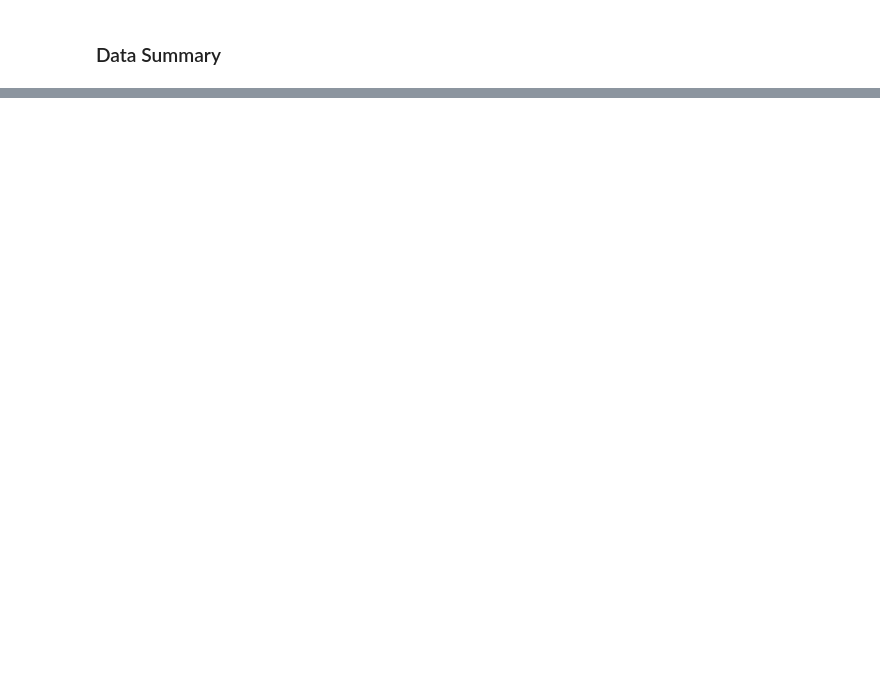
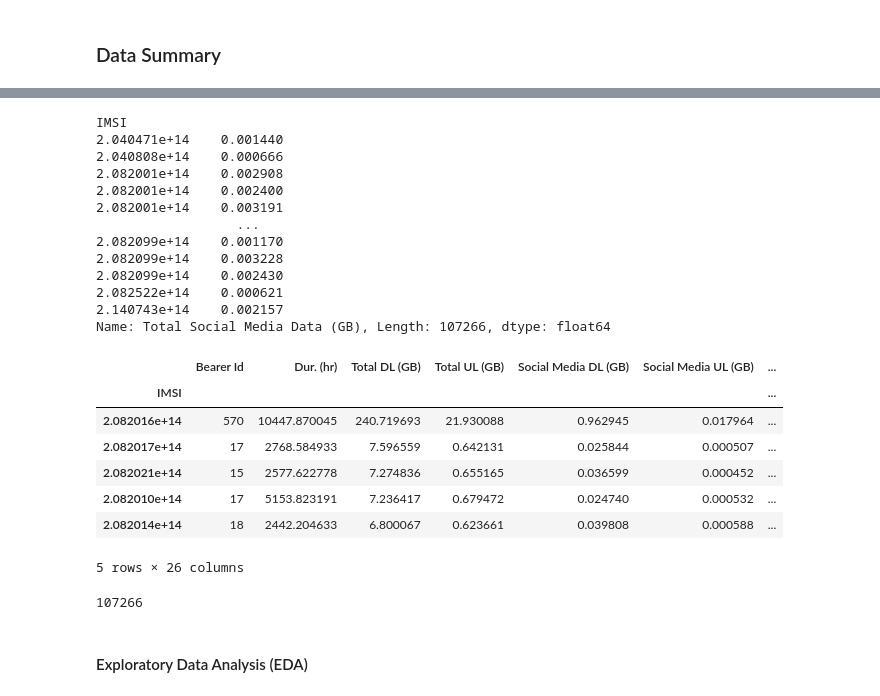
Before and after one commit to abrahamshimelis/TellCo-telecom, a Jupyter notebook: notebooks/data-quality-check.ipynb, the cells around one changed output, grey strips where cells are left out. Saved outputs shown, nothing was run; the diff lists cells and outputs as text; code cells hidden in the pictures; blank space fills up the shorter version.

Commit message:
working on univariate non-graphical analysis

```diff
--- a/notebooks/data-quality-check.ipynb
+++ b/notebooks/data-quality-check.ipynb
@@ -345,0 +556,45 @@ Top 5 Handsets for Huawei:
+# %%
+# Calculate total data volume (DL+UL) for each application
+user_behavior_summary['Total Social Media Data (GB)'] = user_behavior_summary['Social Media DL (GB)'] + user_behavior_summary['Social Media UL (GB)']
+user_behavior_summary['Total YouTube Data (GB)'] = user_behavior_summary['Youtube DL (GB)'] + user_behavior_summary['Youtube UL (GB)']
+user_behavior_summary['Total Email Data (GB)'] = user_behavior_summary['Email DL (GB)'] + user_behavior_summary['Email UL (GB)']
+user_behavior_summary['Total Gaming Data (GB)'] = user_behavior_summary['Gaming DL (GB)'] + user_behavior_summary['Gaming UL (GB)']
+user_behavior_summary['Total Netflix Data (GB)'] = user_behavior_summary['Netflix DL (GB)'] + user_behavior_summary['Netflix UL (GB)']
+user_behavior_summary['Total Google Data (GB)'] = user_behavior_summary['Google DL (GB)'] + user_behavior_summary['Google UL (GB)']
+user_behavior_summary['Total Other Data (GB)'] = user_behavior_summary['Other DL (GB)'] + user_behavior_summary['Other UL (GB)']
+user_behavior_summary['Total Data (GB)'] = user_behavior_summary['Total DL (GB)'] + user_behavior_summary['Total UL (GB)']
+
+# Display the aggregated DataFrame
+print(user_behavior_summary['Total Social Media Data (GB)'])
+user_behavior_summary.sort_values(by='Total Data (GB)', ascending=False).head()
+# %% [output]
+IMSI
+2.040471e+14    0.001440
+2.040808e+14    0.000666
+2.082001e+14    0.002908
+2.082001e+14    0.002400
+2.082001e+14    0.003191
+                  ...
+2.082099e+14    0.001170
+2.082099e+14    0.003228
+2.082099e+14    0.002430
+2.082522e+14    0.000621
+2.140743e+14    0.002157
+Name: Total Social Media Data (GB), Length: 107266, dtype: float64
+|  | Bearer Id | Dur. (hr) | Total DL (GB) | Total UL (GB) | Social Media DL (GB) | Social Media UL (GB) | ... |
+| IMSI |  |  |  |  |  |  | ... |
+| 2.082016e+14 | 570 | 10447.870045 | 240.719693 | 21.930088 | 0.962945 | 0.017964 | ... |
+| 2.082017e+14 | 17 | 2768.584933 | 7.596559 | 0.642131 | 0.025844 | 0.000507 | ... |
+| 2.082021e+14 | 15 | 2577.622778 | 7.274836 | 0.655165 | 0.036599 | 0.000452 | ... |
+| 2.082010e+14 | 17 | 5153.823191 | 7.236417 | 0.679472 | 0.024740 | 0.000532 | ... |
+| 2.082014e+14 | 18 | 2442.204633 | 6.800067 | 0.623661 | 0.039808 | 0.000588 | ... |
+5 rows × 26 columns
+# %%
+# Number of users
+unique_rows = df.drop_duplicates(subset=['IMSI'])
+users_count = unique_rows['IMSI'].count()
+print(users_count)
+# %% [output]
+107266
+# %% [markdown]
+#### Exploratory Data Analysis (EDA)
```
Also changed, not shown: parts of 26 cells of this notebook, 2 other files.
